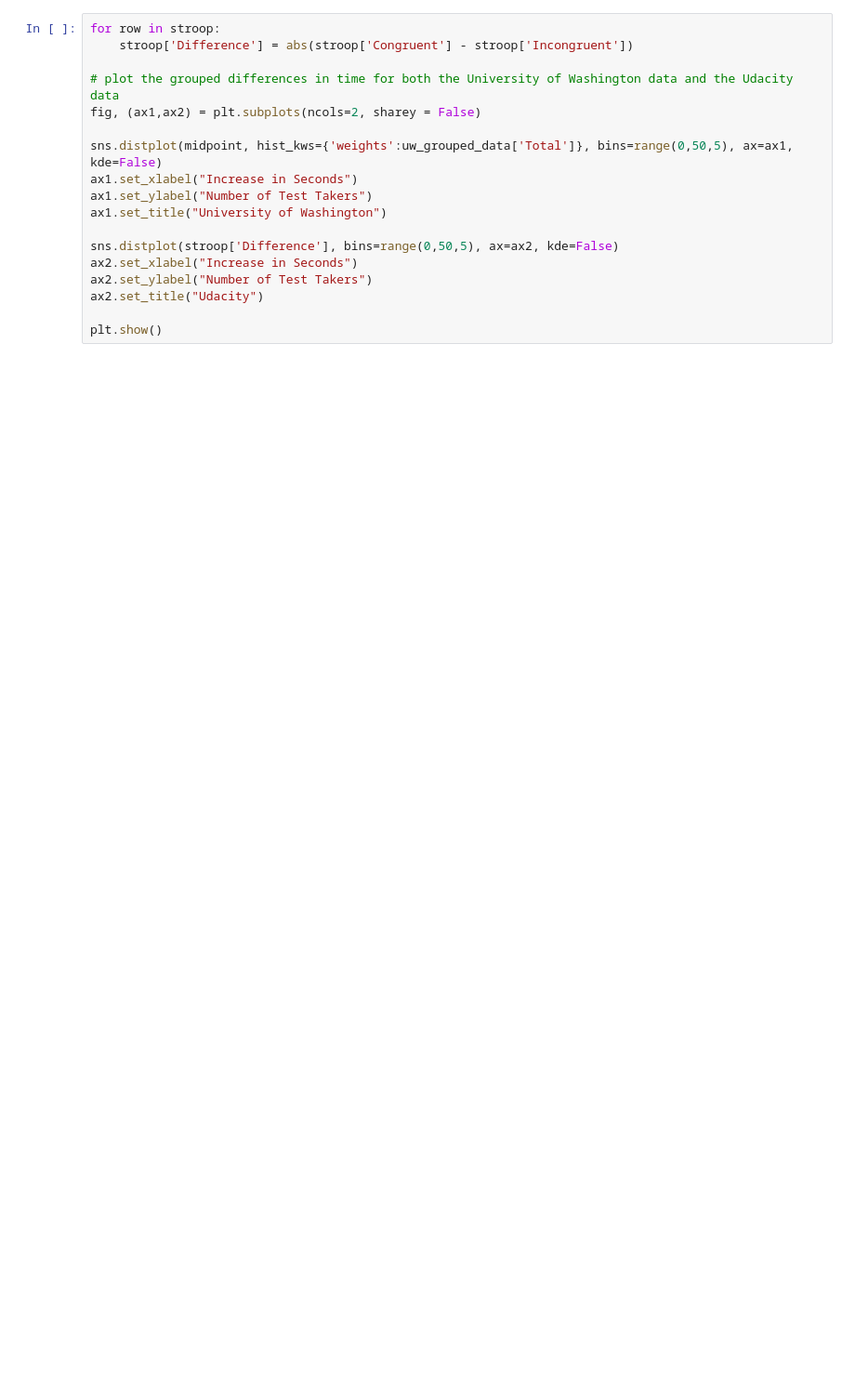
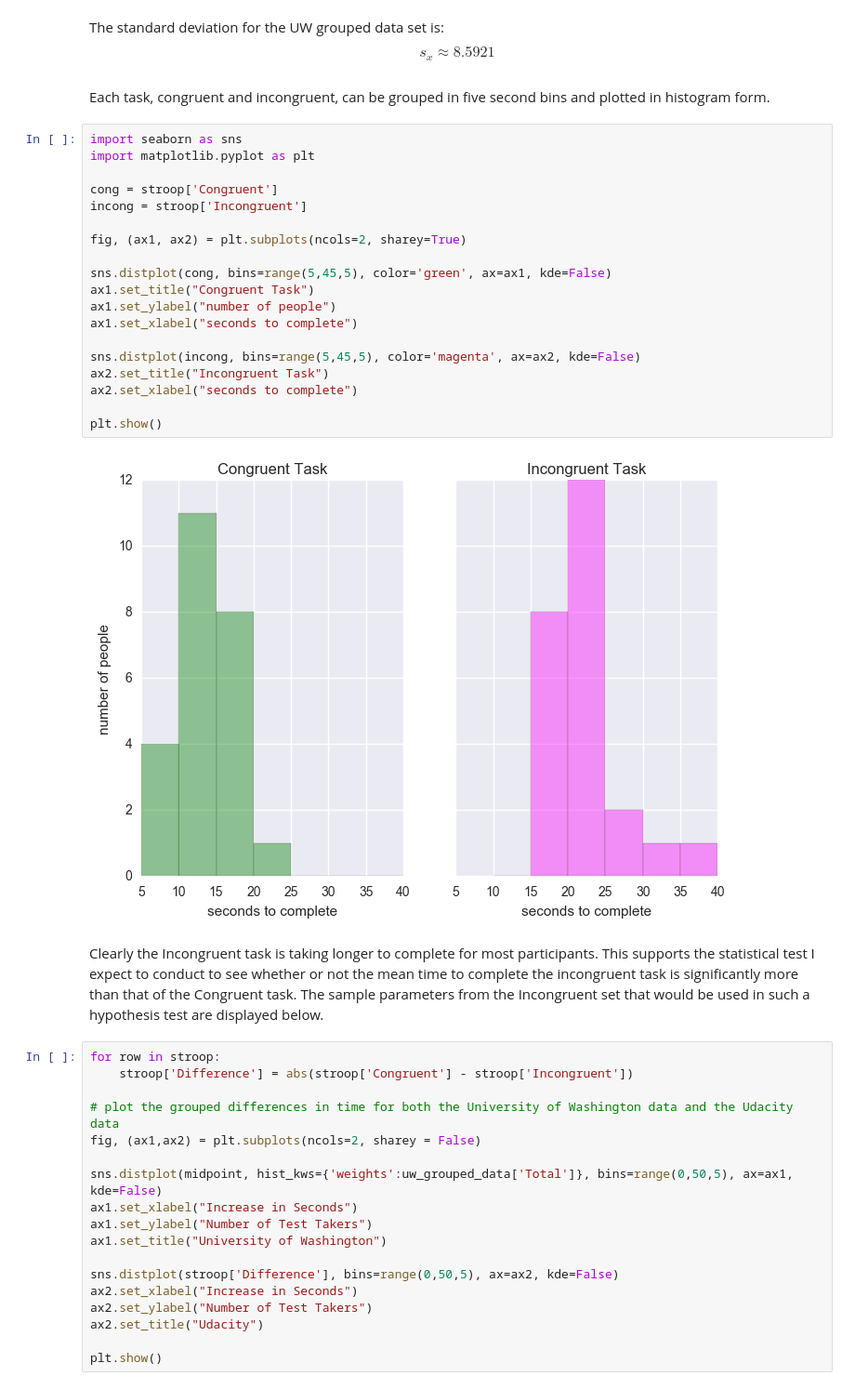
Before and after one commit to hichana/udacity, a Jupyter notebook: P1/stroop-eda.ipynb, the cells around one changed output. Shown at 93% size. Saved outputs shown, nothing was run; the diff lists cells and outputs as text; blank space fills up the shorter version.

```diff
--- a/P1/stroop-eda.ipynb
+++ b/P1/stroop-eda.ipynb
@@ -73,3 +178,30 @@ Moving on, it seems reasonable to group the Udacity-provided data set into 5-sec
+# %% [markdown]
+The standard deviation for the UW grouped data set is: $$s_x \approx 8.5921$$
+# %% [markdown]
+Each task, congruent and incongruent, can be grouped in five second bins and plotted in histogram form.
+# %%
+import seaborn as sns
+import matplotlib.pyplot as plt
+
+cong = stroop['Congruent']
+incong = stroop['Incongruent']
+
+fig, (ax1, ax2) = plt.subplots(ncols=2, sharey=True)
+
+sns.distplot(cong, bins=range(5,45,5), color='green', ax=ax1, kde=False)
+ax1.set_title("Congruent Task")
+ax1.set_ylabel("number of people")
+ax1.set_xlabel("seconds to complete")
+
+sns.distplot(incong, bins=range(5,45,5), color='magenta', ax=ax2, kde=False)
+ax2.set_title("Incongruent Task")
+ax2.set_xlabel("seconds to complete")
+
+plt.show()
+# %% [output]
+[figure, added]
+# %% [markdown]
+Clearly the Incongruent task is taking longer to complete for most participants. This supports the statistical test I expect to conduct to see whether or not the mean time to complete the incongruent task is significantly more than that of the Congruent task. The sample parameters from the Incongruent set that would be used in such a hypothesis test are displayed below.
 # %%
 for row in stroop:
     stroop['Difference'] = abs(stroop['Congruent'] - stroop['Incongruent'])
```
Also changed, not shown: parts of 52 cells of this notebook.
